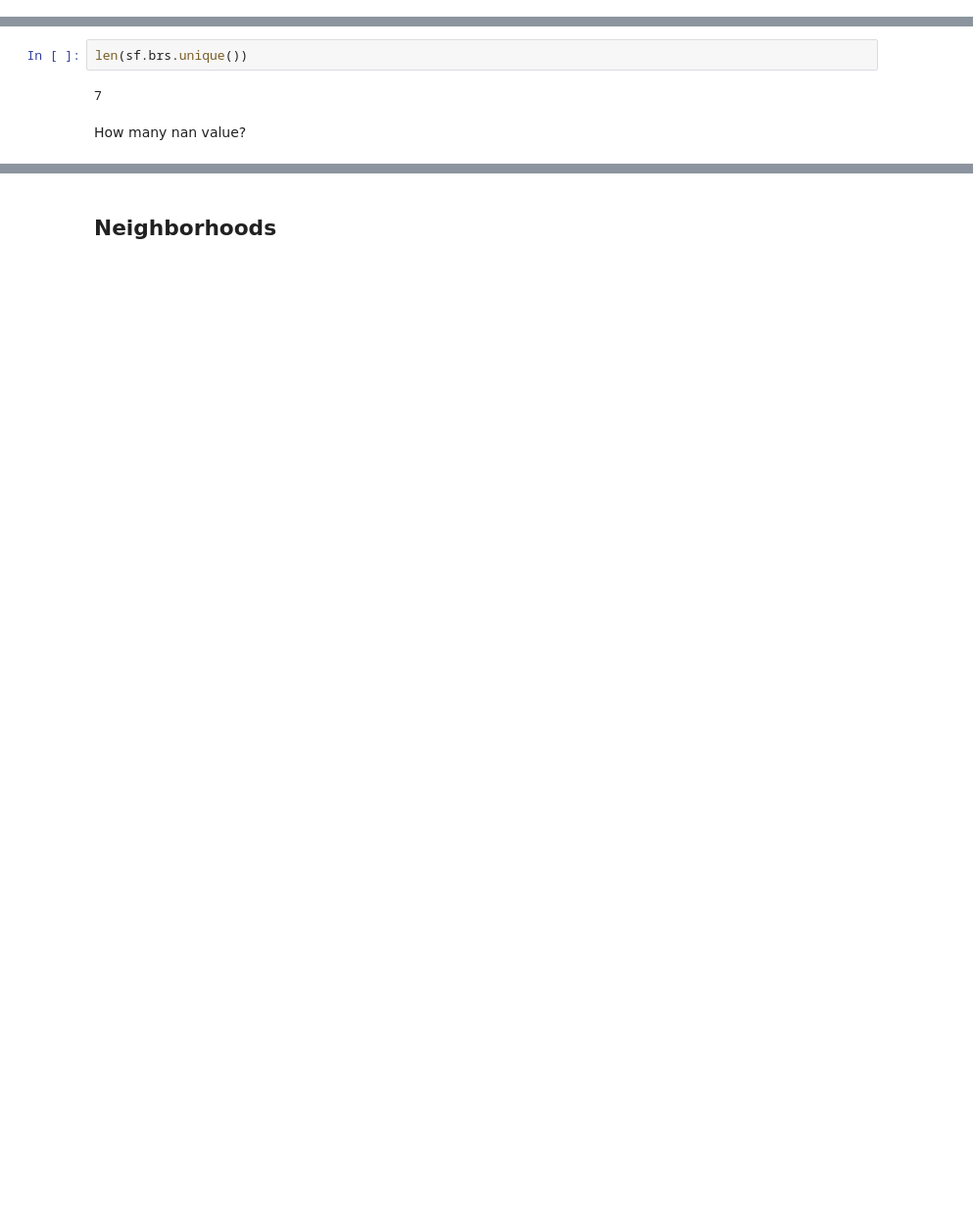
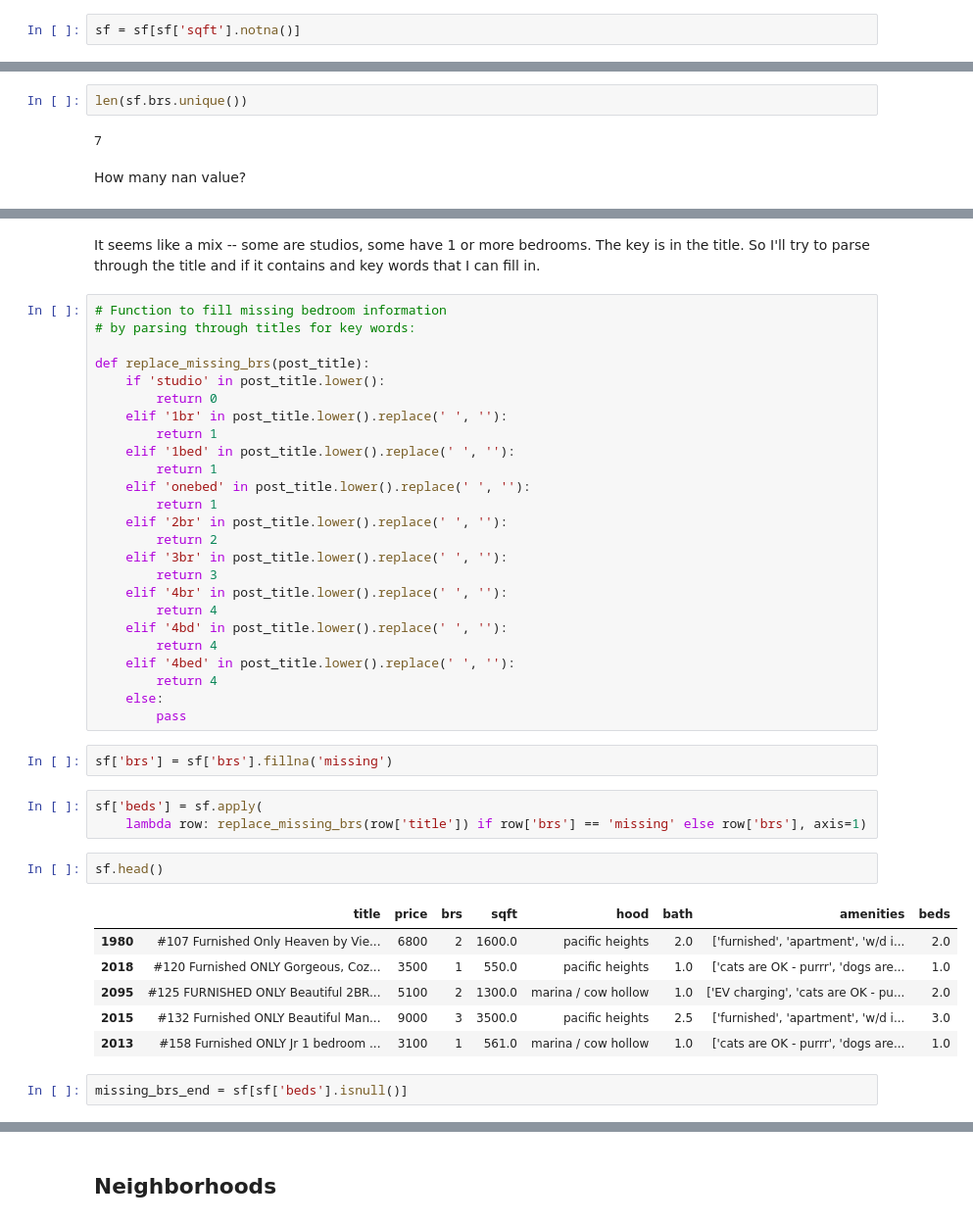
Before and after one commit to alfredjackieots/CL-housing-rent-predictions, a Jupyter notebook: data_cleaning.ipynb, the cells around one changed output, grey strips where cells are left out. Shown: that part at 98% size. Cells and saved outputs as stored; diff of their text form; blank space fills up the shorter version.

```diff
--- a/data_cleaning.ipynb
+++ b/data_cleaning.ipynb
@@ -205,0 +225,2 @@ Clean bathrooms!
+# %%
+sf = sf[sf['sqft'].notna()]
@@ -296,0 +316,43 @@ True
+# %% [markdown]
+It seems like a mix -- some are studios, some have 1 or more bedrooms. The key is in the title. So I'll try to parse through the title and if it contains and key words that I can fill in.
+# %%
+# Function to fill missing bedroom information
+# by parsing through titles for key words:
+
+def replace_missing_brs(post_title):
+    if 'studio' in post_title.lower():
+        return 0
+    elif '1br' in post_title.lower().replace(' ', ''):
+        return 1
+    elif '1bed' in post_title.lower().replace(' ', ''):
+        return 1
+    elif 'onebed' in post_title.lower().replace(' ', ''):
+        return 1
+    elif '2br' in post_title.lower().replace(' ', ''):
+        return 2
+    elif '3br' in post_title.lower().replace(' ', ''):
+        return 3
+    elif '4br' in post_title.lower().replace(' ', ''):
+        return 4
+    elif '4bd' in post_title.lower().replace(' ', ''):
+        return 4
+    elif '4bed' in post_title.lower().replace(' ', ''):
+        return 4
+    else:
+        pass
+# %%
+sf['brs'] = sf['brs'].fillna('missing')
+# %%
+sf['beds'] = sf.apply(
+    lambda row: replace_missing_brs(row['title']) if row['brs'] == 'missing' else row['brs'], axis=1)
+# %%
+sf.head()
+# %% [output]
+|  | title | price | brs | sqft | hood | bath | amenities | beds |
+| 1980 | #107 Furnished Only Heaven by Vie... | 6800 | 2 | 1600.0 | pacific heights | 2.0 | ['furnished', 'apartment', 'w/d i... | 2.0 |
+| 2018 | #120 Furnished ONLY Gorgeous, Coz... | 3500 | 1 | 550.0 | pacific heights | 1.0 | ['cats are OK - purrr', 'dogs are... | 1.0 |
+| 2095 | #125 FURNISHED ONLY Beautiful 2BR... | 5100 | 2 | 1300.0 | marina / cow hollow | 1.0 | ['EV charging', 'cats are OK - pu... | 2.0 |
+| 2015 | #132 Furnished ONLY Beautiful Man... | 9000 | 3 | 3500.0 | pacific heights | 2.5 | ['furnished', 'apartment', 'w/d i... | 3.0 |
+| 2013 | #158 Furnished ONLY Jr 1 bedroom ... | 3100 | 1 | 561.0 | marina / cow hollow | 1.0 | ['cats are OK - purrr', 'dogs are... | 1.0 |
+# %%
+missing_brs_end = sf[sf['beds'].isnull()]
```
Also changed, not shown: parts of 58 cells of this notebook.
